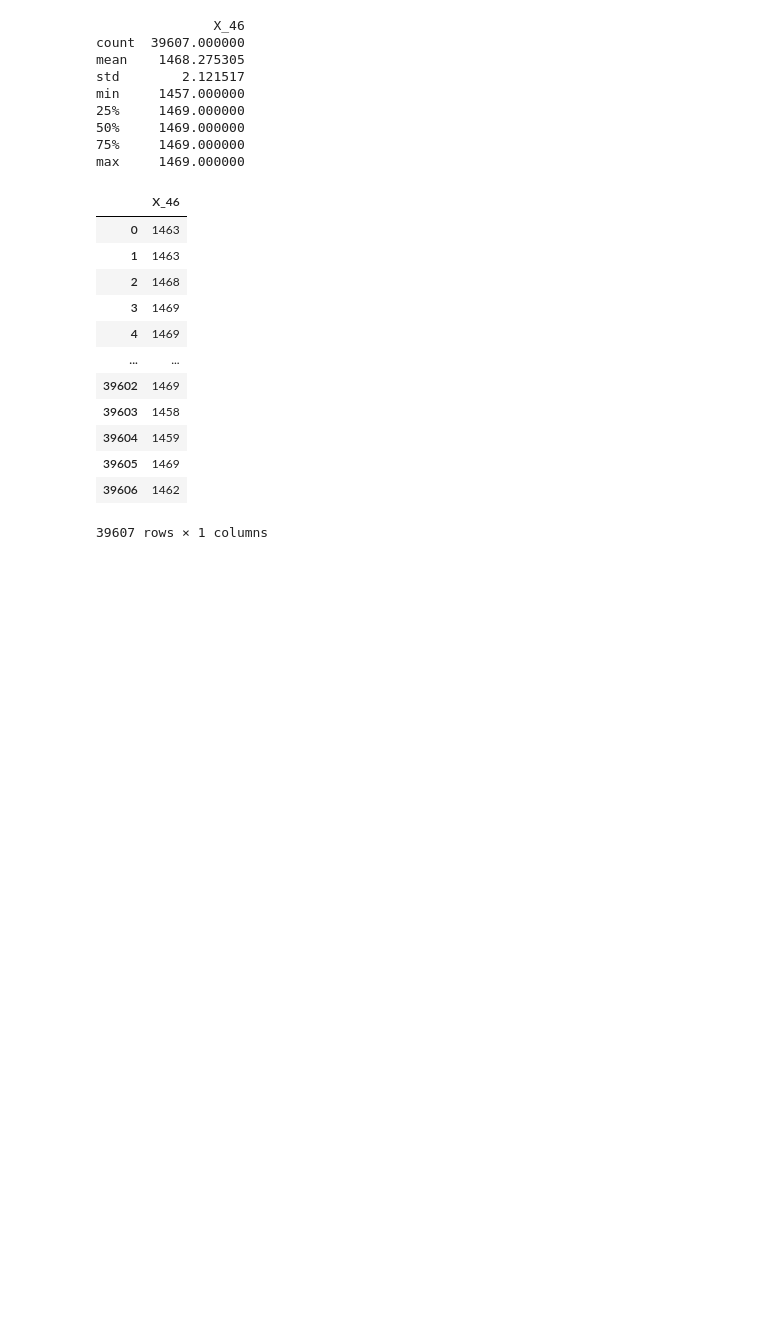
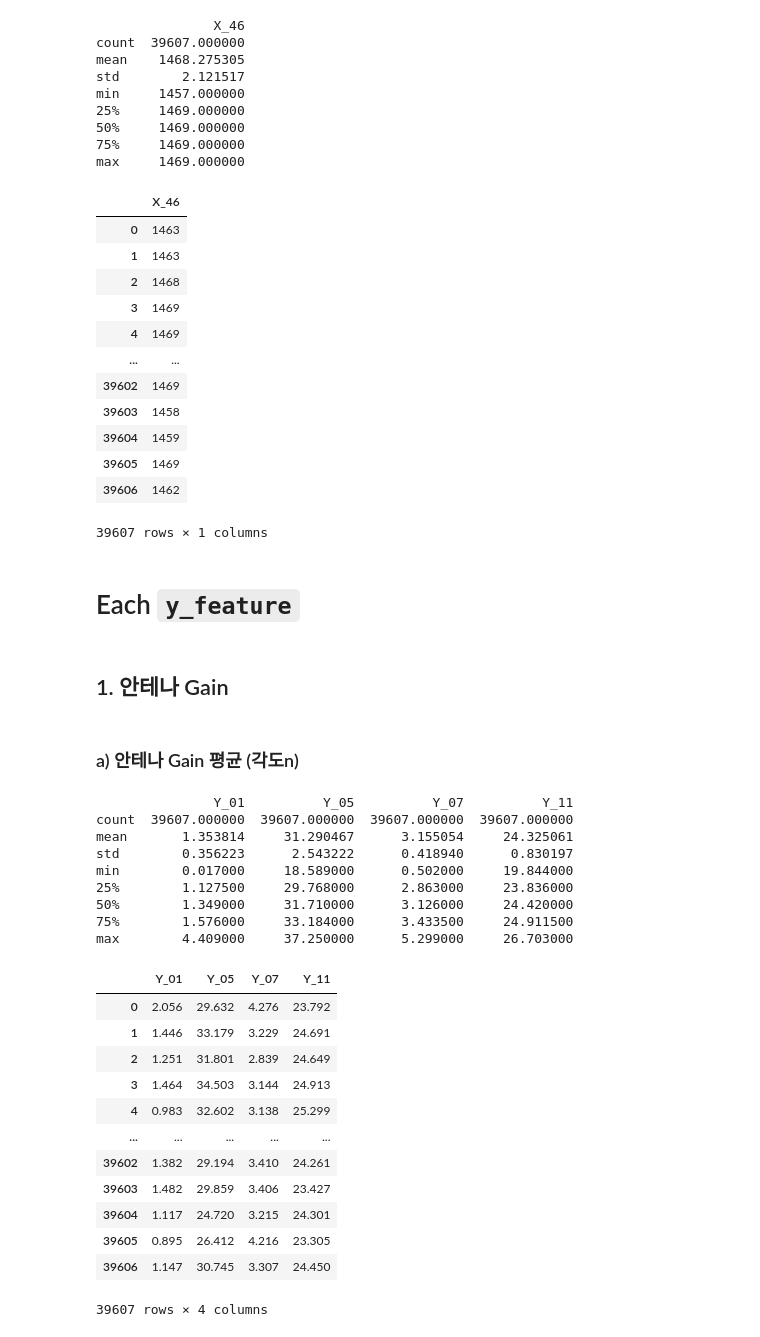
Before and after one commit to jinkyusung/antenna-performance-prediction, a Jupyter notebook: exploratory-data-analysis/eda.ipynb, the cells around one changed output. Drawn from its saved outputs; the diff is of its cells as text; code cells hidden in the pictures; blank space fills up the shorter version.

```diff
--- a/exploratory-data-analysis/eda.ipynb
+++ b/exploratory-data-analysis/eda.ipynb
@@ -624,3 +624,36 @@ max     1469.000000
 | 39605 | 1469 |
 | 39606 | 1462 |
 39607 rows × 1 columns
+# %% [markdown]
+# Each `y_feature`
+# %% [markdown]
+## 1. 안테나 Gain
+# %% [markdown]
+### a) 안테나 Gain 평균 (각도n)
+# %%
+feature = pd.read_csv('../dataset/y_feature/안테나 Gain 평균 (각도n).csv')
+print(feature.describe())
+feature
+# %% [output]
+               Y_01          Y_05          Y_07          Y_11
+count  39607.000000  39607.000000  39607.000000  39607.000000
+mean       1.353814     31.290467      3.155054     24.325061
+std        0.356223      2.543222      0.418940      0.830197
+min        0.017000     18.589000      0.502000     19.844000
+25%        1.127500     29.768000      2.863000     23.836000
+50%        1.349000     31.710000      3.126000     24.420000
+75%        1.576000     33.184000      3.433500     24.911500
+max        4.409000     37.250000      5.299000     26.703000
+|  | Y_01 | Y_05 | Y_07 | Y_11 |
+| 0 | 2.056 | 29.632 | 4.276 | 23.792 |
+| 1 | 1.446 | 33.179 | 3.229 | 24.691 |
+| 2 | 1.251 | 31.801 | 2.839 | 24.649 |
+| 3 | 1.464 | 34.503 | 3.144 | 24.913 |
+| 4 | 0.983 | 32.602 | 3.138 | 25.299 |
+| ... | ... | ... | ... | ... |
+| 39602 | 1.382 | 29.194 | 3.410 | 24.261 |
+| 39603 | 1.482 | 29.859 | 3.406 | 23.427 |
+| 39604 | 1.117 | 24.720 | 3.215 | 24.301 |
+| 39605 | 0.895 | 26.412 | 4.216 | 23.305 |
+| 39606 | 1.147 | 30.745 | 3.307 | 24.450 |
+39607 rows × 4 columns
```
Also changed, not shown: parts of 25 cells of this notebook.
